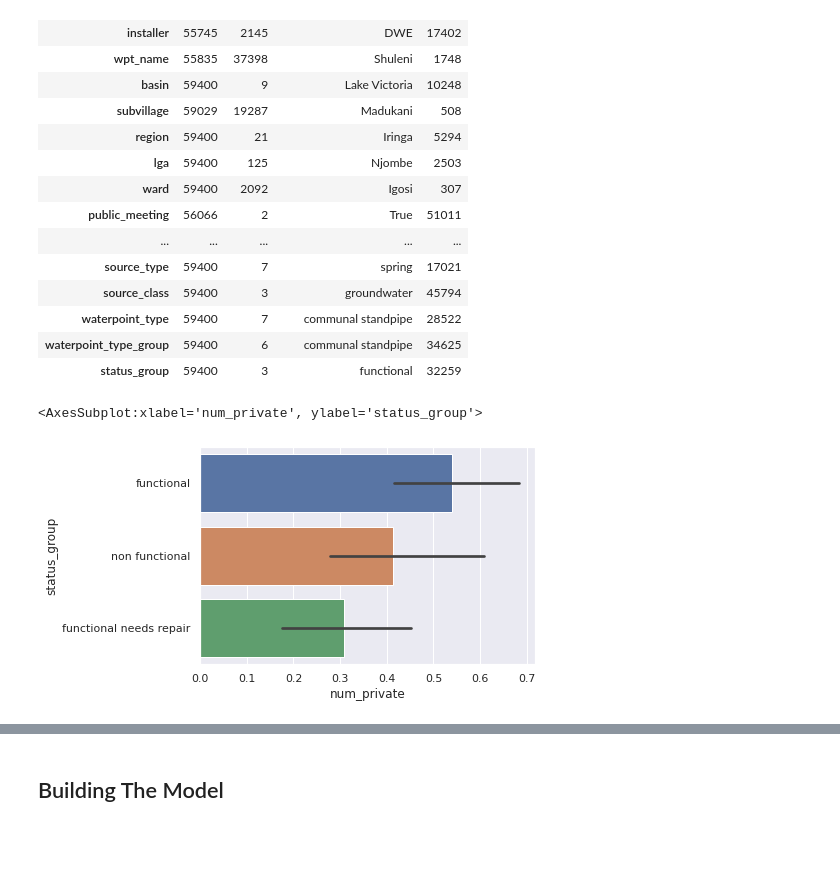
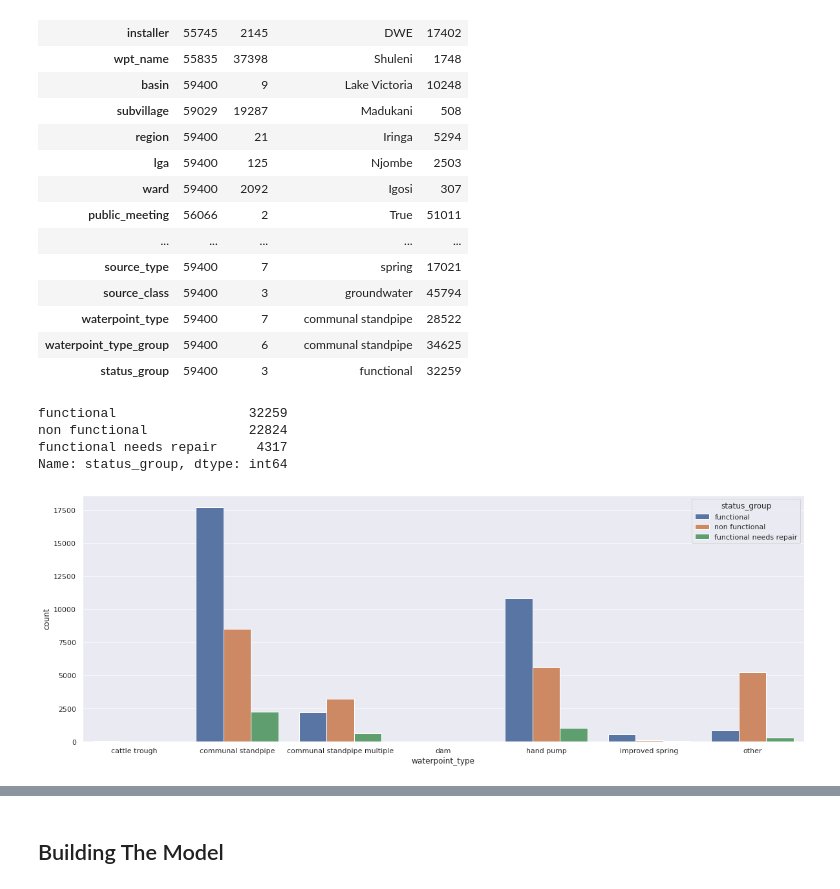
Before and after one commit to Abbaraees/datacience-projects, a Jupyter notebook: Pump Failure Prediction/Pump_failure_prediction.ipynb, the cells around one changed output, grey strips where cells are left out. Saved outputs shown, nothing was run; the diff lists cells and outputs as text; code cells hidden in the pictures; blank space fills up the shorter version.

```diff
--- a/Pump Failure Prediction/Pump_failure_prediction.ipynb
+++ b/Pump Failure Prediction/Pump_failure_prediction.ipynb
@@ -217,8 +231,19 @@ pump_data[categorical_columns].describe().T
 | waterpoint_type | 59400 | 7 | communal standpipe | 28522 |
 | waterpoint_type_group | 59400 | 6 | communal standpipe | 34625 |
 | status_group | 59400 | 3 | functional | 32259 |
-# %%
-seaborn.barplot(data=pump_data, x='num_private', y='status_group')
-# %% [output]
-<AxesSubplot:xlabel='num_private', ylabel='status_group'>
-[figure, removed]
+# %%
+pump_data['status_group'].value_counts()
+# %% [output]
+functional                 32259
+non functional             22824
+functional needs repair     4317
+Name: status_group, dtype: int64
+# %%
+def plot_relation(col):
+    fig, ax = plt.subplots(figsize=(20,7))
+    by_col = pump_data.groupby(col)['status_group'].value_counts().reset_index(name='count')
+    seaborn.barplot(data=by_col, x=col, y='count', hue='status_group')
+
+plot_relation('waterpoint_type')
+# %% [output]
+[figure, added]
```
Also changed, not shown: parts of 14 cells of this notebook.
